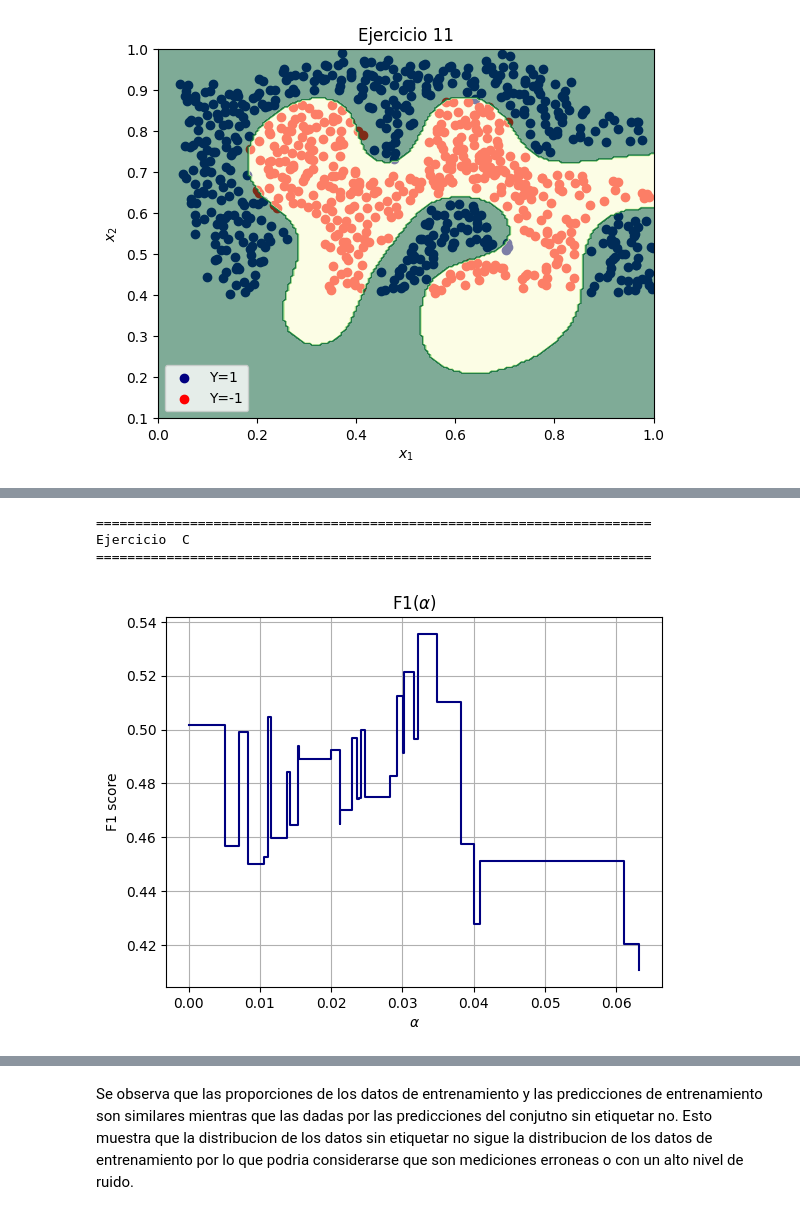
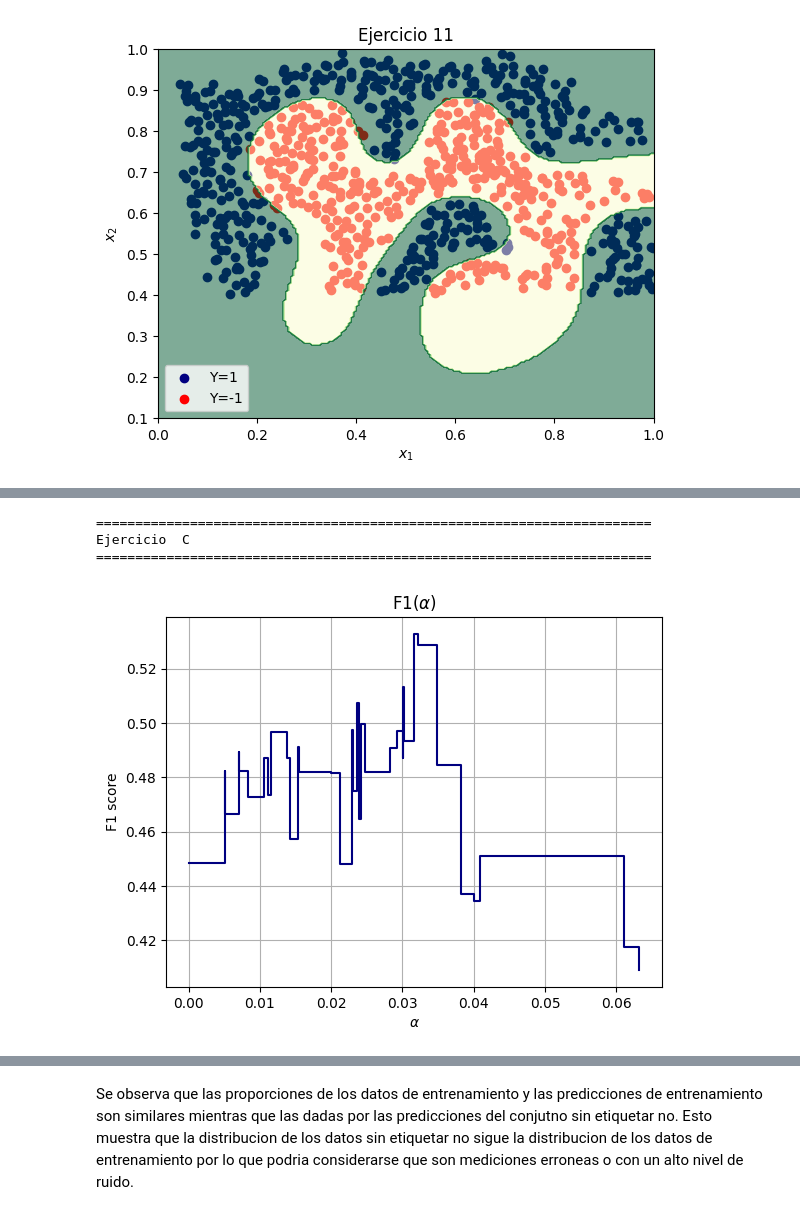
Before and after one commit to NicolasNobili/Teoria_Deteccion_Estimacion, a Jupyter notebook: Guias/Guia2/guia2_Nobili.ipynb, the cells around one changed output, grey strips where cells are left out. Cells and saved outputs as stored; diff of their text form; code cells hidden in the pictures.

```diff
--- a/Guias/Guia2/guia2_Nobili.ipynb
+++ b/Guias/Guia2/guia2_Nobili.ipynb
@@ -1207,35 +1207,35 @@ alphas = path['ccp_alphas']
 
 #=======================================================================
 # Ejercicio C
 #=======================================================================
 
 # Armo un diccionario para pasarle los alphas a evaluar
 dict_alphas={
     'ccp_alpha':alphas,
 }
 
 # Creo la instacia de grid search y la 'entreno' con los datos del primer dataset.
 # Configuro el GridSearchCV utilizando como metrica la F1 macro y 5-fold cross validation
-arbol_GridSearch = GridSearchCV(estimator=clf, param_grid=dict_alphas,scoring='f1_macro',cv=None)
+arbol_GridSearch = GridSearchCV(estimator=clf, param_grid=dict_alphas,scoring='f1_macro',cv=5)
 arbol_GridSearch.fit(X_data1,Y_data1)
 
 # Extraigo los valores de F1 cross_validada
 F1_scores = arbol_GridSearch.cv_results_['mean_test_score']
 
 # Grafico el score F1 en funcion de alpha
 imprimir_titulo_ejercicio("C")
 plt.figure()
 plt.plot(alphas[:-1],F1_scores[:-1],color='navy',drawstyle='steps-post')
 plt.xlabel('$\\alpha$')
 plt.ylabel('F1 score')
 plt.title('F1($\\alpha$)')
 plt.grid()
 plt.show()
 # %% [output]
 =======================================================================
 Ejercicio  C
 =======================================================================
-[figure, old version]
+[figure, new version]
 # %%
 #=======================================================================
 # Ejercicio D
```
Also changed, not shown: parts of 4 cells of this notebook, 4 other files.
